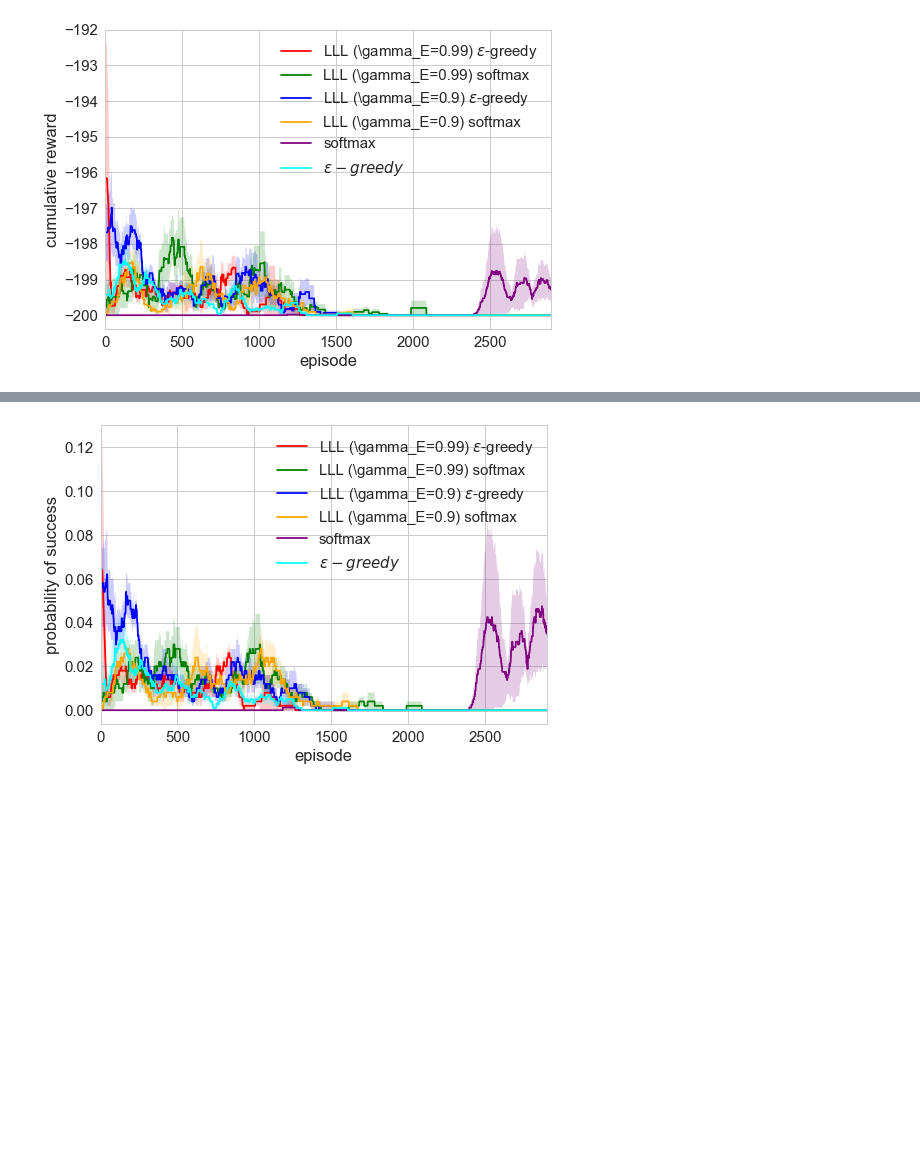
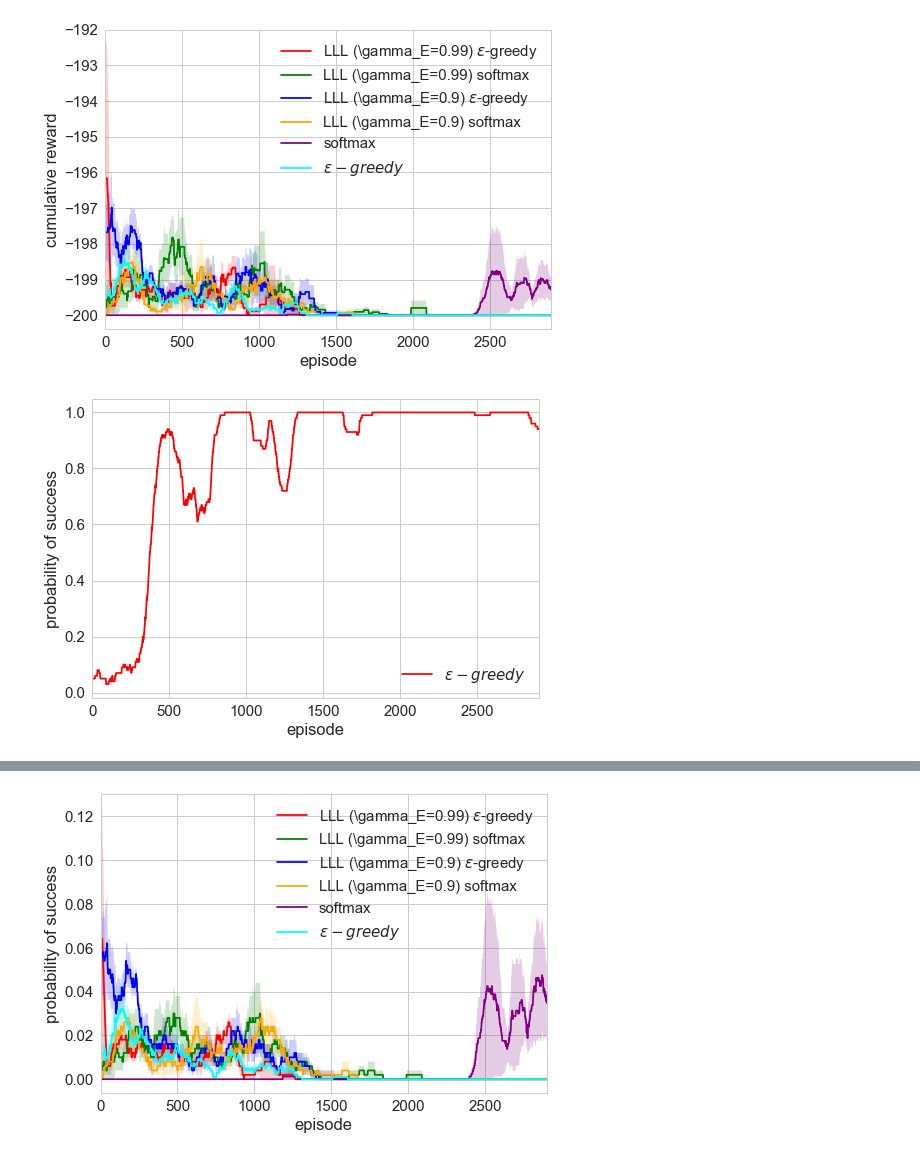
Before and after one commit to nathanwang000/deep_exploration_with_E_network, a Jupyter notebook: plot.ipynb, the cells around one changed output, grey strips where cells are left out. Cells and saved outputs as stored; diff of their text form; code cells hidden in the pictures; blank space fills up the shorter version.

```diff
--- a/plot.ipynb
+++ b/plot.ipynb
@@ -61,3 +61,9 @@ plt.savefig('mountain_car_rewards.png')
 plt.show()
 # %% [output]
 [figure]
+# %%
+combined_reward(['mc_epsilon_dqn_1'], prob=True)
+plt.savefig('moutain_car_real_setting_prob.png')
+plt.show()
+# %% [output]
+[figure, added]
```
Also changed, not shown: parts of 1 cell of this notebook, 4 other files.
